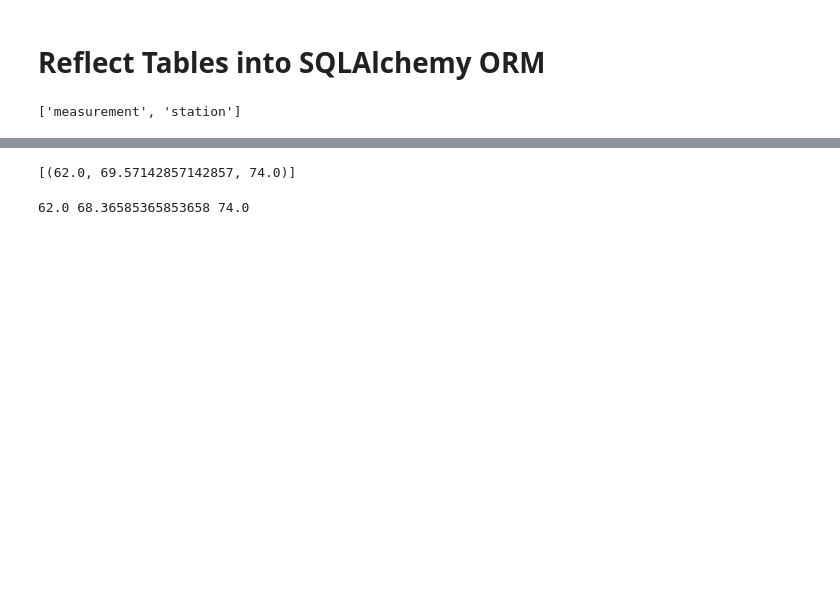
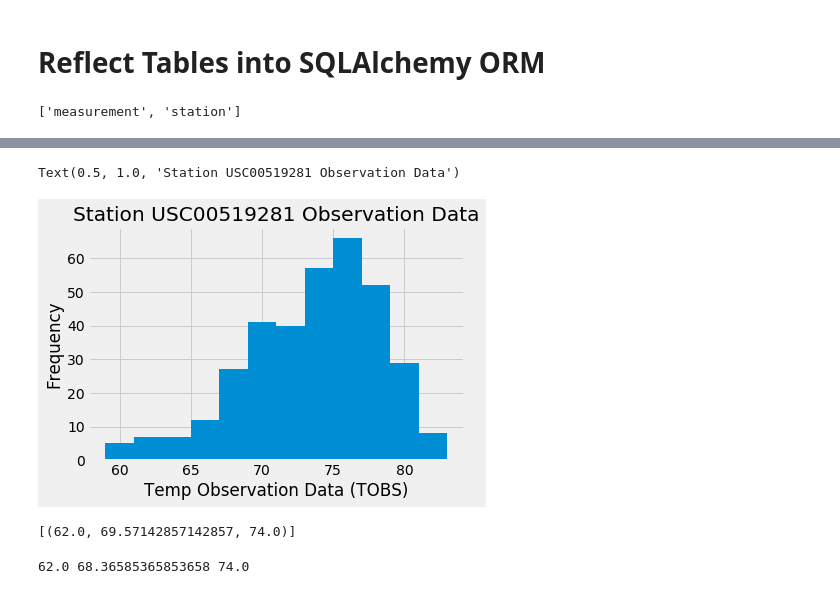
Before and after one commit to ChrisBen191/mysql, a Jupyter notebook: climate_starter.ipynb, the cells around one changed output, grey strips where cells are left out. Drawn from its saved outputs; the diff is of its cells as text; code cells hidden in the pictures; blank space fills up the shorter version.

Commit message:
updating climate / station analysis

```diff
--- a/climate_starter.ipynb
+++ b/climate_starter.ipynb
@@ -87,3 +111,19 @@ NameError: name 'measurement' is not defined
+# %%
+tobs = session.query(Measurements.date, Measurements.tobs).\
+    filter(Measurements.date > last_year).\
+    filter(Measurements.station == "USC00519281").\
+    order_by(Measurements.date.desc()).all()
+
+tobs_df = pd.DataFrame(tobs)
+# tobs_df.head()
+
+plt.hist(tobs_df['tobs'], bins=12)
+plt.ylabel("Frequency")
+plt.xlabel("Temp Observation Data (TOBS)")
+plt.title("Station USC00519281 Observation Data")
+# %% [output]
+Text(0.5, 1.0, 'Station USC00519281 Observation Data')
+[figure, added]
 # %%
 # This function called `calc_temps` will accept start date and end date in the format '%Y-%m-%d'
 # and return the minimum, average, and maximum temperatures for that range of dates
```
Also changed, not shown: parts of 15 cells of this notebook, 1 other file.
